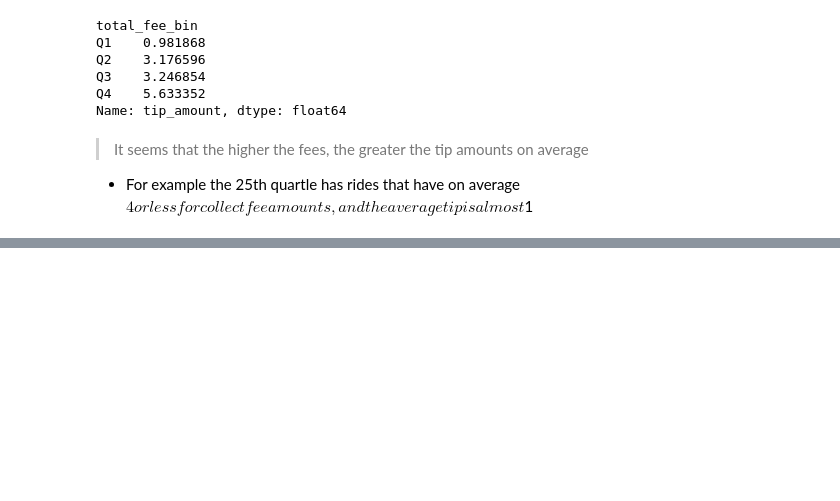
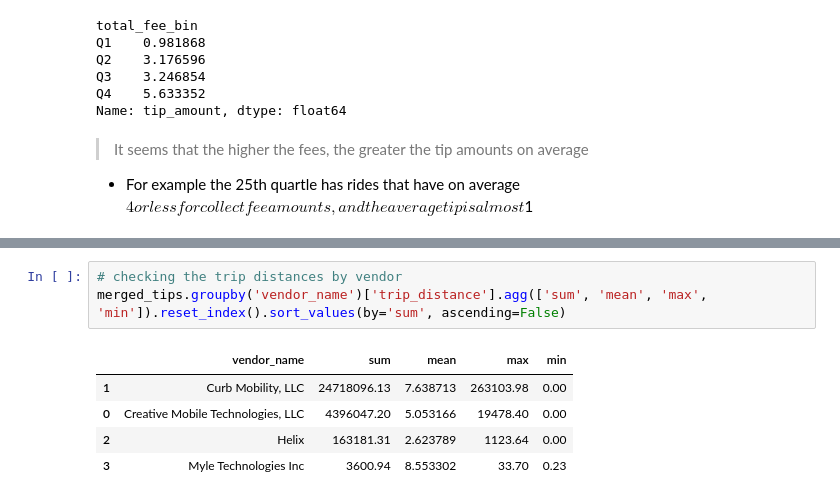
Before and after one commit to jjen1/nyc-taxis-trends, a Jupyter notebook: notebooks/yellow_taxis_eda.ipynb, the cells around one changed output, grey strips where cells are left out. Drawn from its saved outputs; the diff is of its cells as text; blank space fills up the shorter version.

```diff
--- a/notebooks/yellow_taxis_eda.ipynb
+++ b/notebooks/yellow_taxis_eda.ipynb
@@ -2018,0 +2032,9 @@ Name: tip_amount, dtype: float64
+# %%
+# checking the trip distances by vendor
+merged_tips.groupby('vendor_name')['trip_distance'].agg(['sum', 'mean', 'max', 'min']).reset_index().sort_values(by='sum', ascending=False)
+# %% [output]
+|  | vendor_name | sum | mean | max | min |
+| 1 | Curb Mobility, LLC | 24718096.13 | 7.638713 | 263103.98 | 0.00 |
+| 0 | Creative Mobile Technologies, LLC | 4396047.20 | 5.053166 | 19478.40 | 0.00 |
+| 2 | Helix | 163181.31 | 2.623789 | 1123.64 | 0.00 |
+| 3 | Myle Technologies Inc | 3600.94 | 8.553302 | 33.70 | 0.23 |
```
Also changed, not shown: parts of 13 cells of this notebook.
